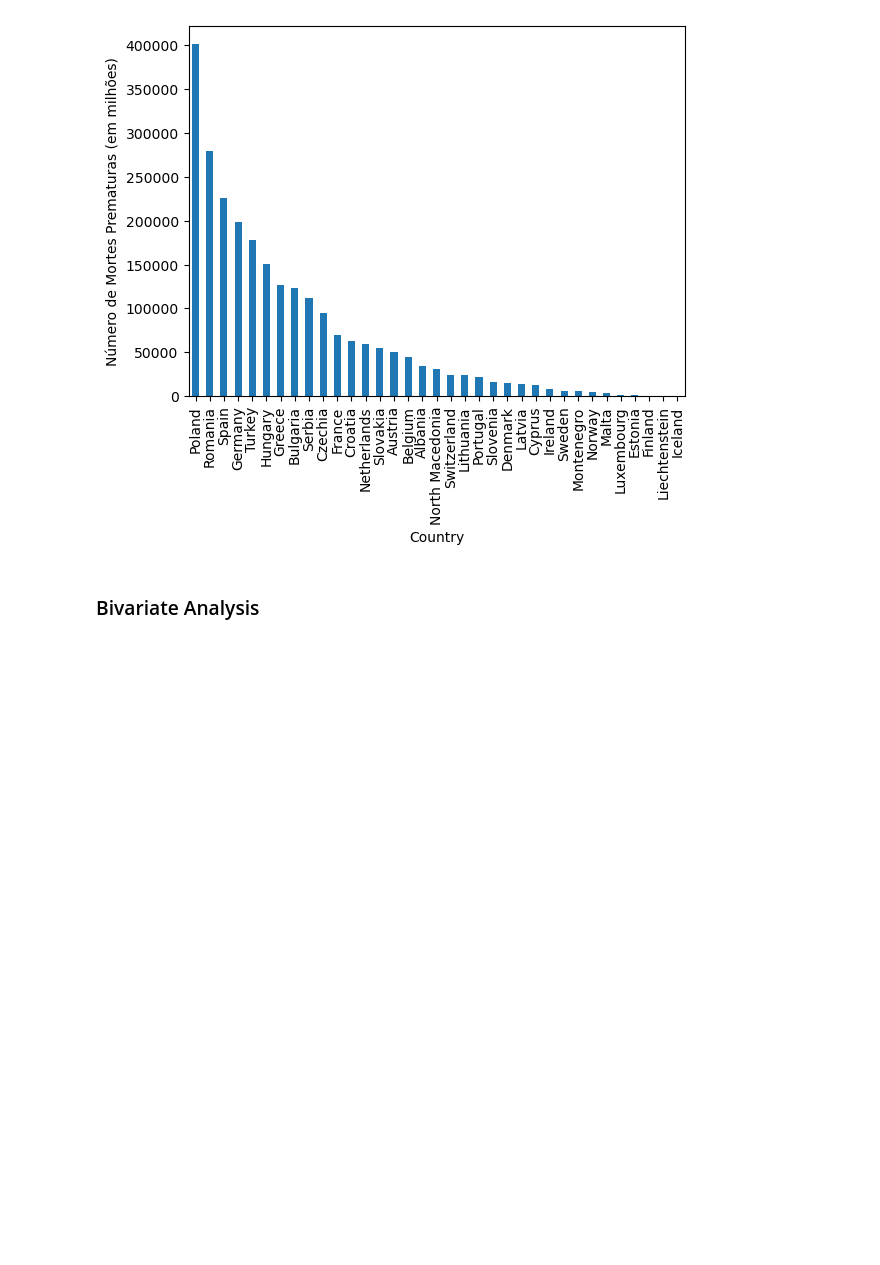
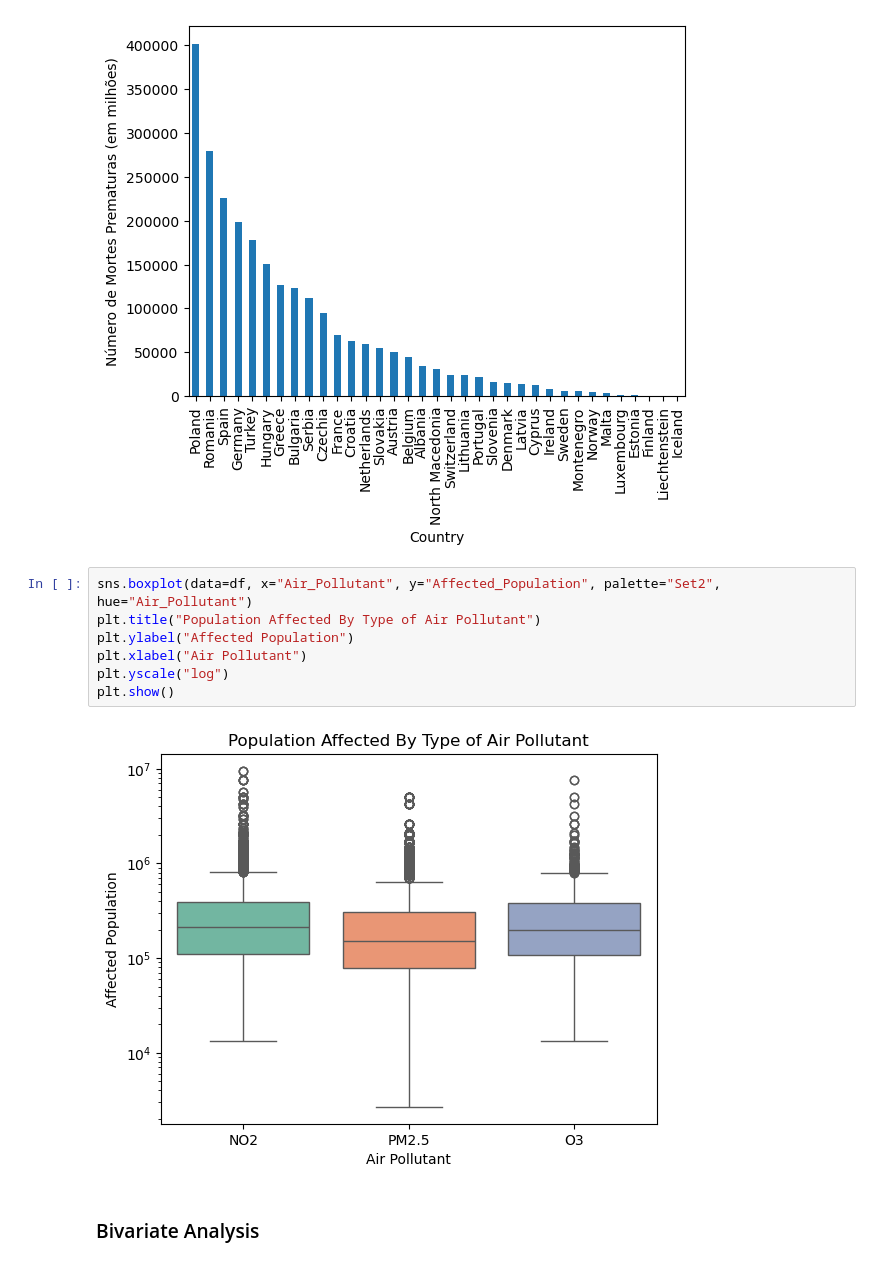
Before and after one commit to Joao-Cardo/anadi-24-25-3di-g13-2, a Jupyter notebook: scripts/airpol_data.ipynb, the cells around one changed output. Drawn from its saved outputs; the diff is of its cells as text; blank space fills up the shorter version.

```diff
--- a/scripts/airpol_data.ipynb
+++ b/scripts/airpol_data.ipynb
@@ -167,6 +185,15 @@ data_compare_deaths.plot.bar(ylabel = 'Número de Mortes Prematuras (em milhões
 # %% [output]
 <Axes: xlabel='Country', ylabel='Número de Mortes Prematuras (em milhões)'>
 [figure]
+# %%
+sns.boxplot(data=df, x="Air_Pollutant", y="Affected_Population", palette="Set2", hue="Air_Pollutant")
+plt.title("Population Affected By Type of Air Pollutant")
+plt.ylabel("Affected Population")
+plt.xlabel("Air Pollutant")
+plt.yscale("log")
+plt.show()
+# %% [output]
+[figure, added]
 # %% [markdown]
 ### Bivariate Analysis
 # %%
```
Also changed, not shown: parts of 17 cells of this notebook.
